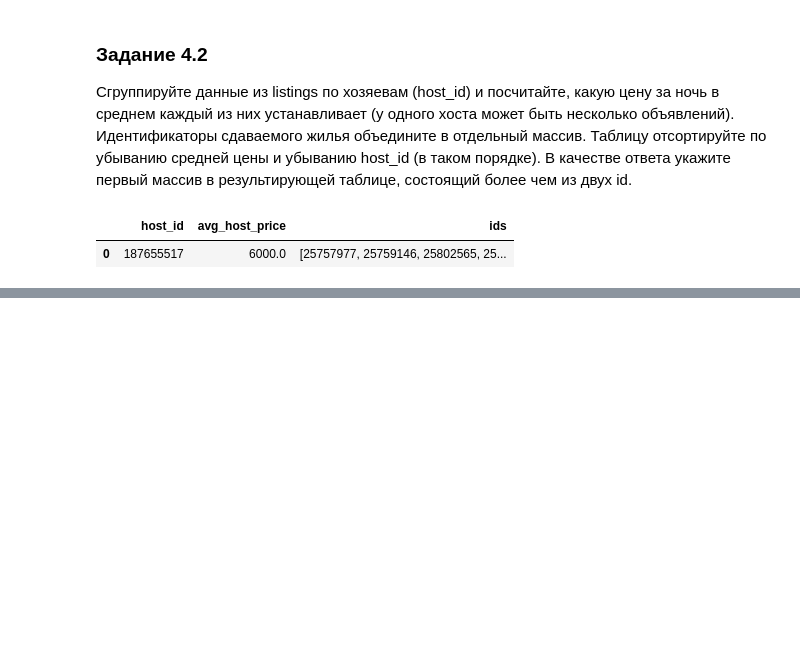
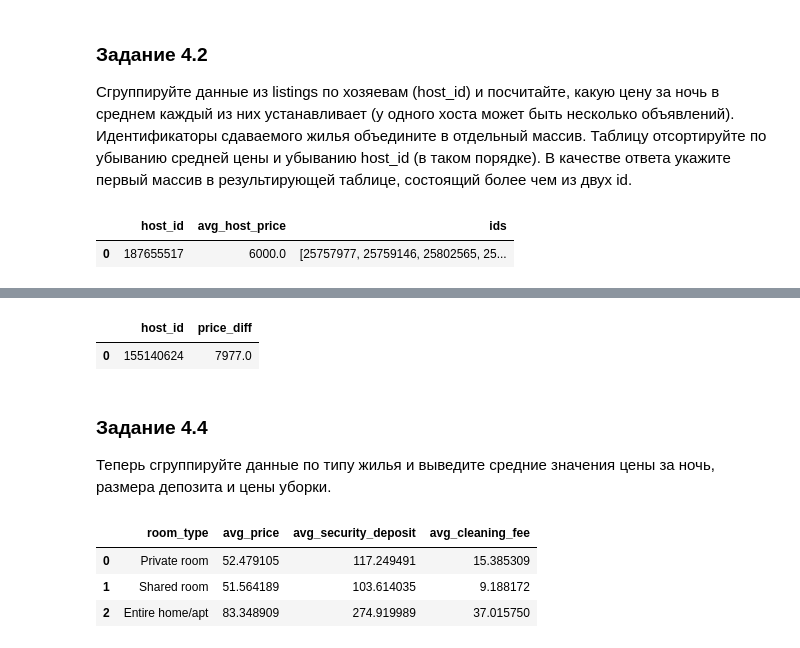
Before and after one commit to aleks-haksly/ClickHouse, a Jupyter notebook: part_4.ipynb, the cells around one changed output, grey strips where cells are left out. Cells and saved outputs as stored; diff of their text form; code cells hidden in the pictures; blank space fills up the shorter version.

```diff
--- a/part_4.ipynb
+++ b/part_4.ipynb
@@ -69,0 +71,39 @@ pd.DataFrame(result, columns=[tuple[0] for tuple in columns])
+# %%
+sql = f"""
+SELECT
+  host_id,
+  max(toFloat32OrNull(replaceRegexpAll(price, '[$,]', ''))) -  min(toFloat32OrNull(replaceRegexpAll(price, '[$,]', ''))) AS price_diff
+FROM
+  listings
+GROUP BY
+  host_id
+ORDER BY price_diff DESC
+LIMIT 1
+"""
+result, columns = client.execute(sql, with_column_types=True)
+pd.DataFrame(result, columns=[tuple[0] for tuple in columns])
+# %% [output]
+|  | host_id | price_diff |
+| 0 | 155140624 | 7977.0 |
+# %% [markdown]
+### Задание 4.4
+Теперь сгруппируйте данные по типу жилья и выведите средние значения цены за ночь, размера депозита и цены уборки.
+# %%
+sql = f"""
+SELECT
+  room_type,
+  avg(toFloat32OrNull(replaceRegexpAll(price, '[$,]', ''))) AS avg_price,
+  avg(toFloat32OrNull(replaceRegexpAll(security_deposit , '[$,]', ''))) AS avg_security_deposit,
+  avg(toFloat32OrNull(replaceRegexpAll(cleaning_fee , '[$,]', ''))) AS avg_cleaning_fee
+FROM
+  listings
+GROUP BY
+  room_type
+"""
+result, columns = client.execute(sql, with_column_types=True)
+pd.DataFrame(result, columns=[tuple[0] for tuple in columns])
+# %% [output]
+|  | room_type | avg_price | avg_security_deposit | avg_cleaning_fee |
+| 0 | Private room | 52.479105 | 117.249491 | 15.385309 |
+| 1 | Shared room | 51.564189 | 103.614035 | 9.188172 |
+| 2 | Entire home/apt | 83.348909 | 274.919989 | 37.015750 |
```
Also changed, not shown: parts of 9 cells of this notebook.
